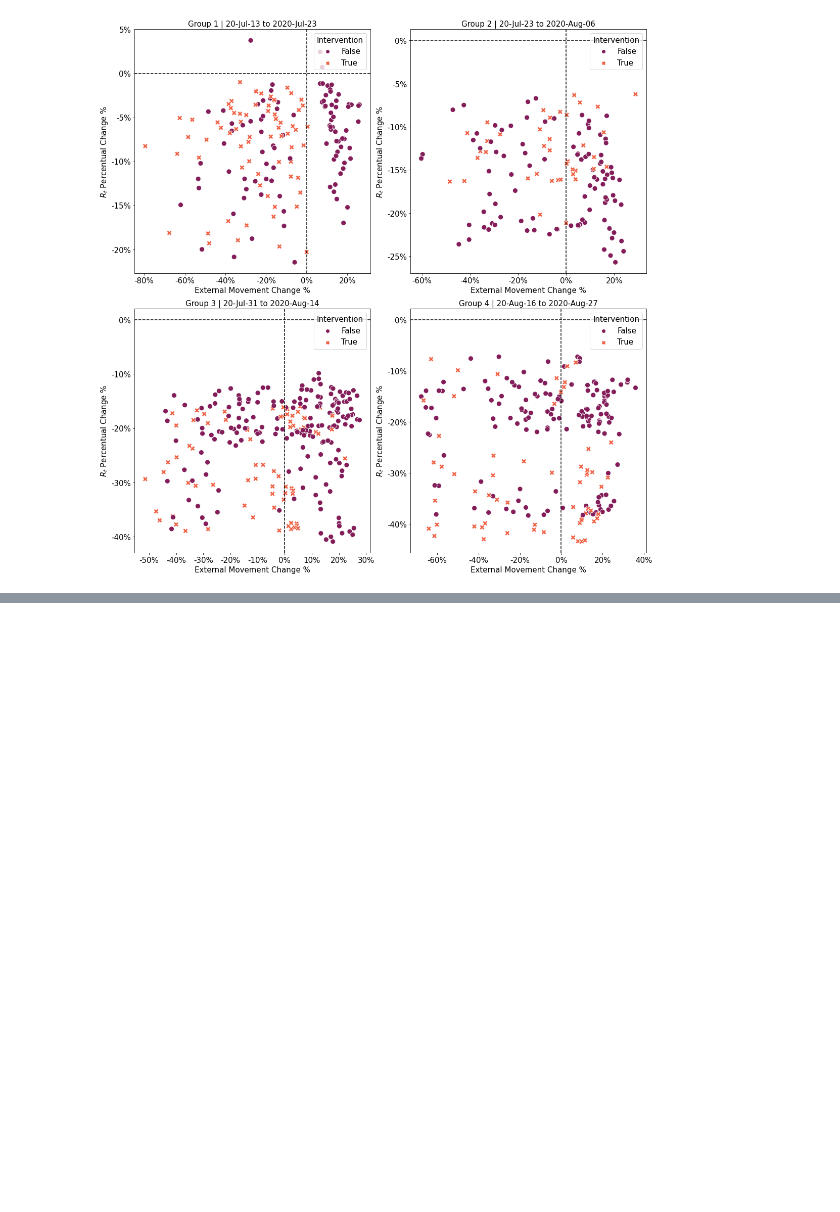
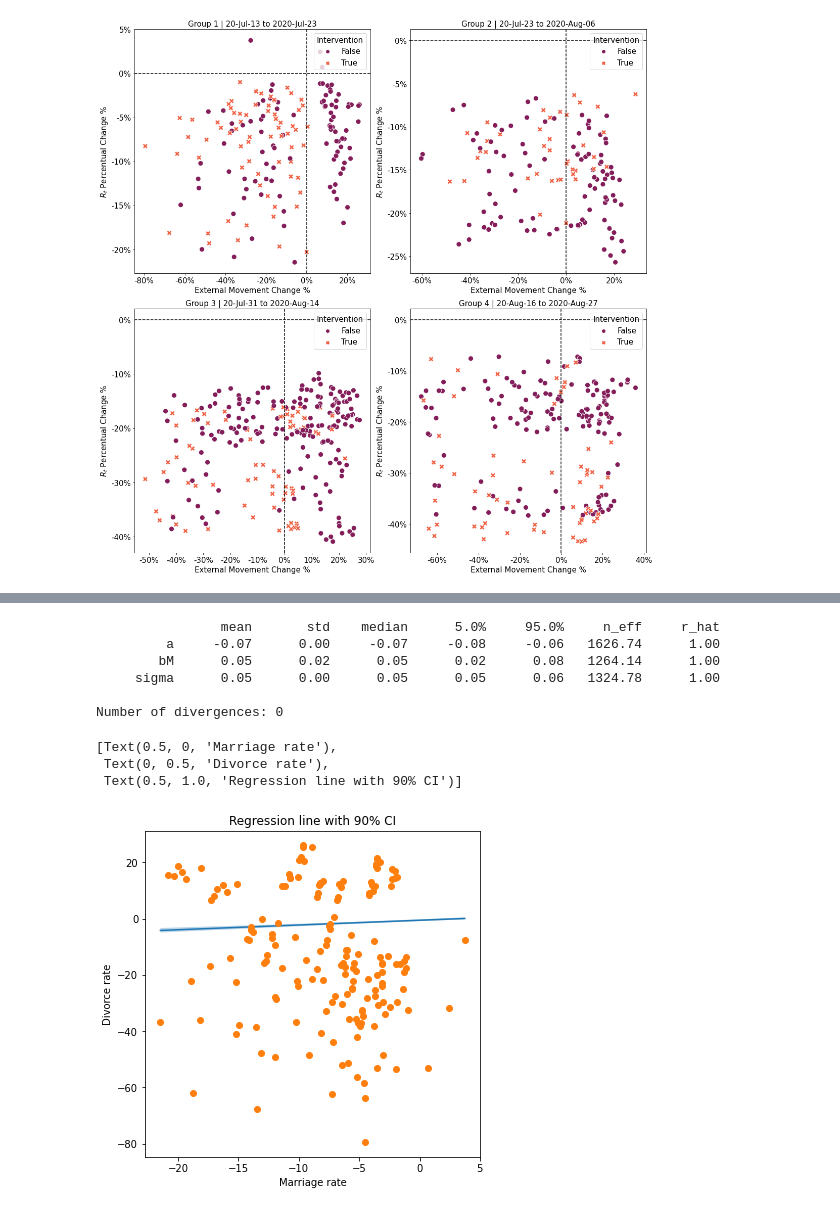
Before and after one commit to ChaosDonkey06/bogota_covid19_lockdowns, a Jupyter notebook: rt_percentual_change.ipynb, the cells around one changed output, grey strips where cells are left out. Drawn from its saved outputs; the diff is of its cells as text; code cells hidden in the pictures; blank space fills up the shorter version.

Commit message:
updating bayesian regression

```diff
--- a/rt_percentual_change.ipynb
+++ b/rt_percentual_change.ipynb
@@ -485,7 +485,7 @@ for idx, axi in enumerate(ax.flatten()):
     axi.xaxis.set_major_formatter(ticker.StrMethodFormatter("{x:.0f}%"))
     axi.tick_params(axis='both', labelsize=15)
 
-    axi.set_title(f"{codes_names[idx]} | {lock['start_date'].strftime('%y-%b-%d')} to {lock['end_date'].strftime('%Y-%b-%d')}", fontsize=15)
+    axi.set_title(f"{codes_names[idx]} | {lock['start_date'].strftime('%Y-%b-%d')} to {lock['end_date'].strftime('%Y-%b-%d')}", fontsize=15)
 
 plt.tight_layout()
 # %% [output]
@@ -508,0 +493,76 @@ C_merged_df
+# %%
+from numpyro.infer import MCMC, NUTS
+from numpyro.diagnostics import hpdi
+import numpyro.distributions as dist
+from numpyro import handlers
+import numpyro
+
+from jax import random, vmap
+import jax.numpy as jnp
+
+
+def model(marriage=None, age=None, divorce=None):
+    a = numpyro.sample('a', dist.Normal(0., 0.2))
+    M, A = 0., 0.
+    if marriage is not None:
+        bM = numpyro.sample('bM', dist.Normal(0., 0.5))
+        M = bM * marriage
+    if age is not None:
+        bA = numpyro.sample('bA', dist.Normal(0., 0.5))
+        A = bA * age
+    sigma = numpyro.sample('sigma', dist.Exponential(1.))
+    mu = a + M + A
+    numpyro.sample('obs', dist.Normal(mu, sigma), obs=divorce)
+
+
+
+# Start from this source of randomness. We will split keys for subsequent operations.
+rng_key = random.PRNGKey(0)
+rng_key, rng_key_ = random.split(rng_key)
+
+# Run NUTS.
+kernel = NUTS(model)
+mcmc = MCMC(kernel, num_warmup=1000, num_samples=2000)
+mcmc.run(rng_key_, marriage=A_merged_df["external"].values / 100, divorce=A_merged_df["rt_percentage"].values / 100)
+mcmc.print_summary()
+
+samples_1 = mcmc.get_samples()
+
+def plot_regression(x, y_mean, y_hpdi):
+    # Sort values for plotting by x axis
+    idx = jnp.argsort(x)
+    marriage = x[idx]
+    mean = y_mean[idx]
+    hpdi = y_hpdi[:, idx]
+    divorce = A_merged_df["external"].values / 100
+
+    # Plot
+    fig, ax = plt.subplots(nrows=1, ncols=1, figsize=(6, 6))
+    ax.plot(marriage, mean)
+    ax.plot(marriage, divorce, 'o')
+    ax.fill_between(marriage, hpdi[0], hpdi[1], alpha=0.3, interpolate=True)
+    return ax
+# %% [output]
+                mean       std    median      5.0%     95.0%     n_eff     r_hat
+         a     -0.07      0.00     -0.07     -0.08     -0.06   1626.74      1.00
+        bM      0.05      0.02      0.05      0.02      0.08   1264.14      1.00
+     sigma      0.05      0.00      0.05      0.05      0.06   1324.78      1.00
+
+Number of divergences: 0
+# %%
+
+
+# Compute empirical posterior distribution over mu
+posterior_mu = jnp.expand_dims(samples_1['a'], -1) + \
+               jnp.expand_dims(samples_1['bM'], -1) * A_merged_df["rt_percentage"].values / 100
+
+
+mean_mu = jnp.mean(posterior_mu, axis=0)
+hpdi_mu = hpdi(posterior_mu, 0.9)
+ax = plot_regression(A_merged_df["rt_percentage"].values, mean_mu, hpdi_mu)
+ax.set(xlabel='Marriage rate', ylabel='Divorce rate', title='Regression line with 90% CI')
+# %% [output]
+[Text(0.5, 0, 'Marriage rate'),
+ Text(0, 0.5, 'Divorce rate'),
+ Text(0.5, 1.0, 'Regression line with 90% CI')]
+[figure, added]
```
Also changed, not shown: parts of 2 cells of this notebook.
